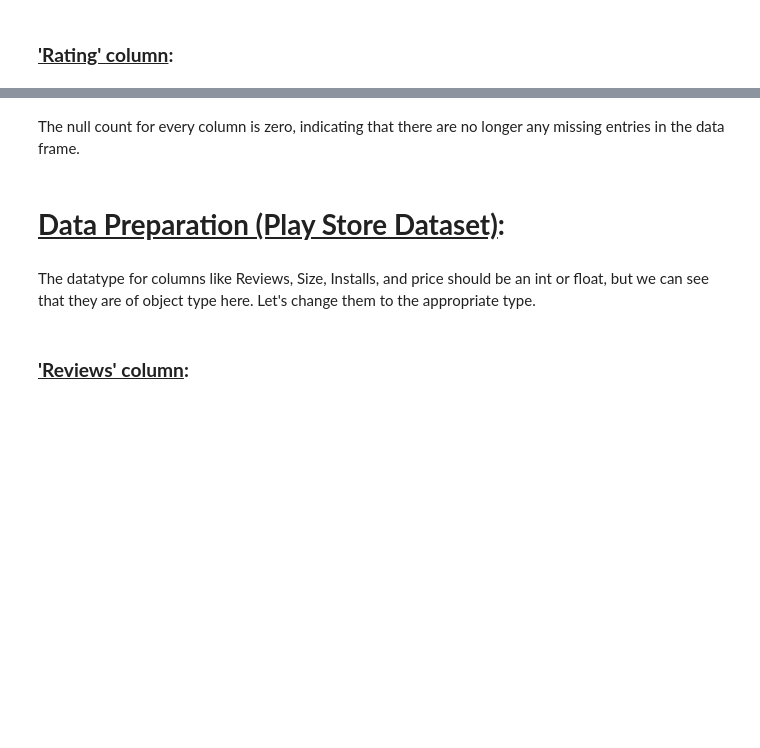
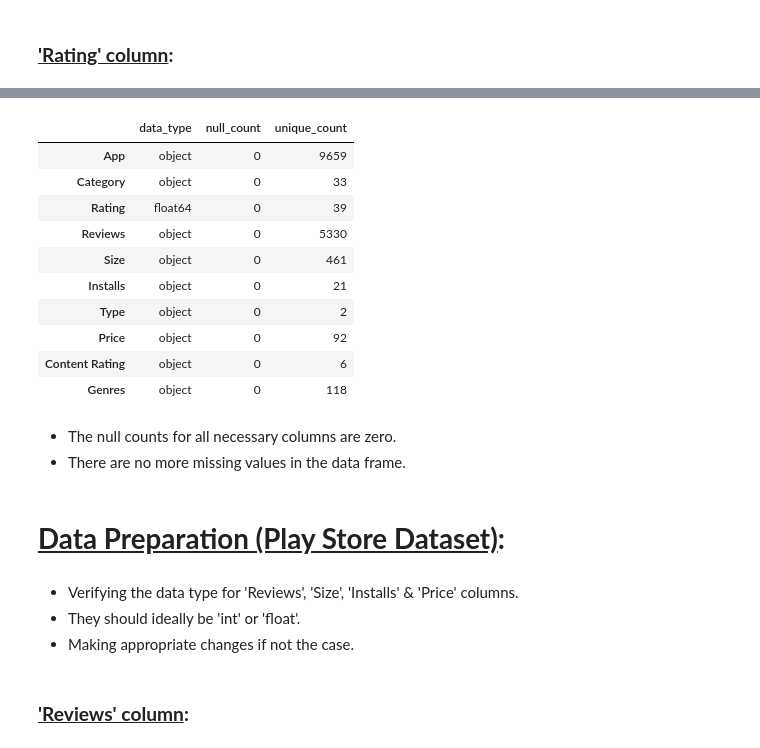
Before and after one commit to aviralsingh2907/PlayStore-App-Review-Analysis, a Jupyter notebook: EDA_Play_Store_App_Review_Analysis.ipynb, the cells around one changed output, grey strips where cells are left out. Saved outputs shown, nothing was run; the diff lists cells and outputs as text; code cells hidden in the pictures; blank space fills up the shorter version.

```diff
--- a/EDA_Play_Store_App_Review_Analysis.ipynb
+++ b/EDA_Play_Store_App_Review_Analysis.ipynb
@@ -184,9 +282,26 @@ complete_info()
+# %%
+necessary_info()
+# %% [output]
+|  | data_type | null_count | unique_count |
+| App | object | 0 | 9659 |
+| Category | object | 0 | 33 |
+| Rating | float64 | 0 | 39 |
+| Reviews | object | 0 | 5330 |
+| Size | object | 0 | 461 |
+| Installs | object | 0 | 21 |
+| Type | object | 0 | 2 |
+| Price | object | 0 | 92 |
+| Content Rating | object | 0 | 6 |
+| Genres | object | 0 | 118 |
 # %% [markdown]
-The null count for every column is zero, indicating that there are no longer any missing entries in the data frame.
+* The null counts for all necessary columns are zero.
+* There are no more missing values in the data frame.
 # %% [markdown]
 # <b><u>Data Preparation (Play Store Dataset)</u>:</b>
-# %% [markdown]
-The datatype for columns like Reviews, Size, Installs, and price should be an int or float, but we can see that they are of object type here. Let's change them to the appropriate type.
+# %% [markdown]
+* Verifying the data type for 'Reviews', 'Size', 'Installs' & 'Price' columns.
+* They should ideally be 'int' or 'float'.
+* Making appropriate changes if not the case.
 # %% [markdown]
 ### <b><u>'Reviews' column</u>:</b>
 # %%
```
Also changed, not shown: parts of 45 cells of this notebook.
